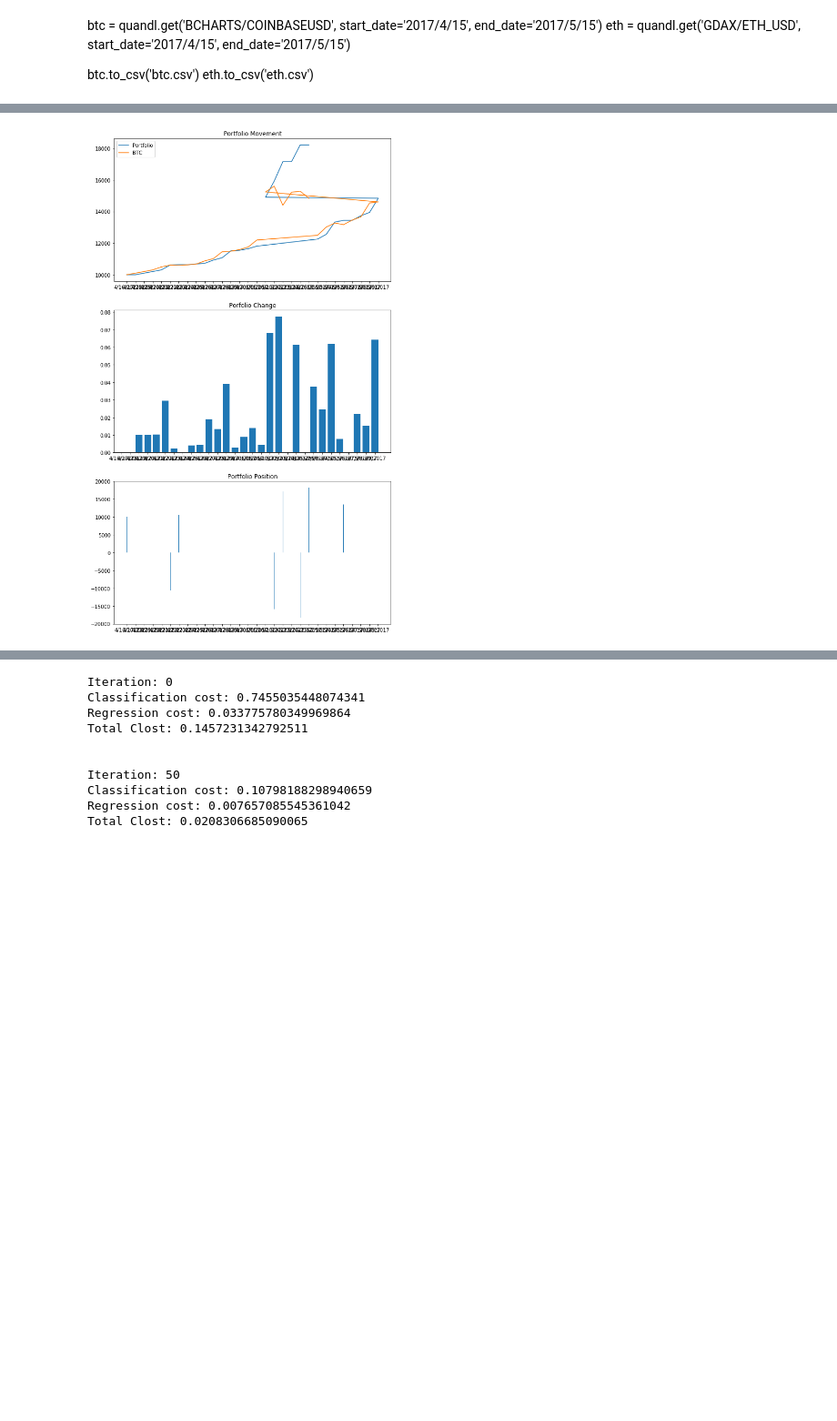
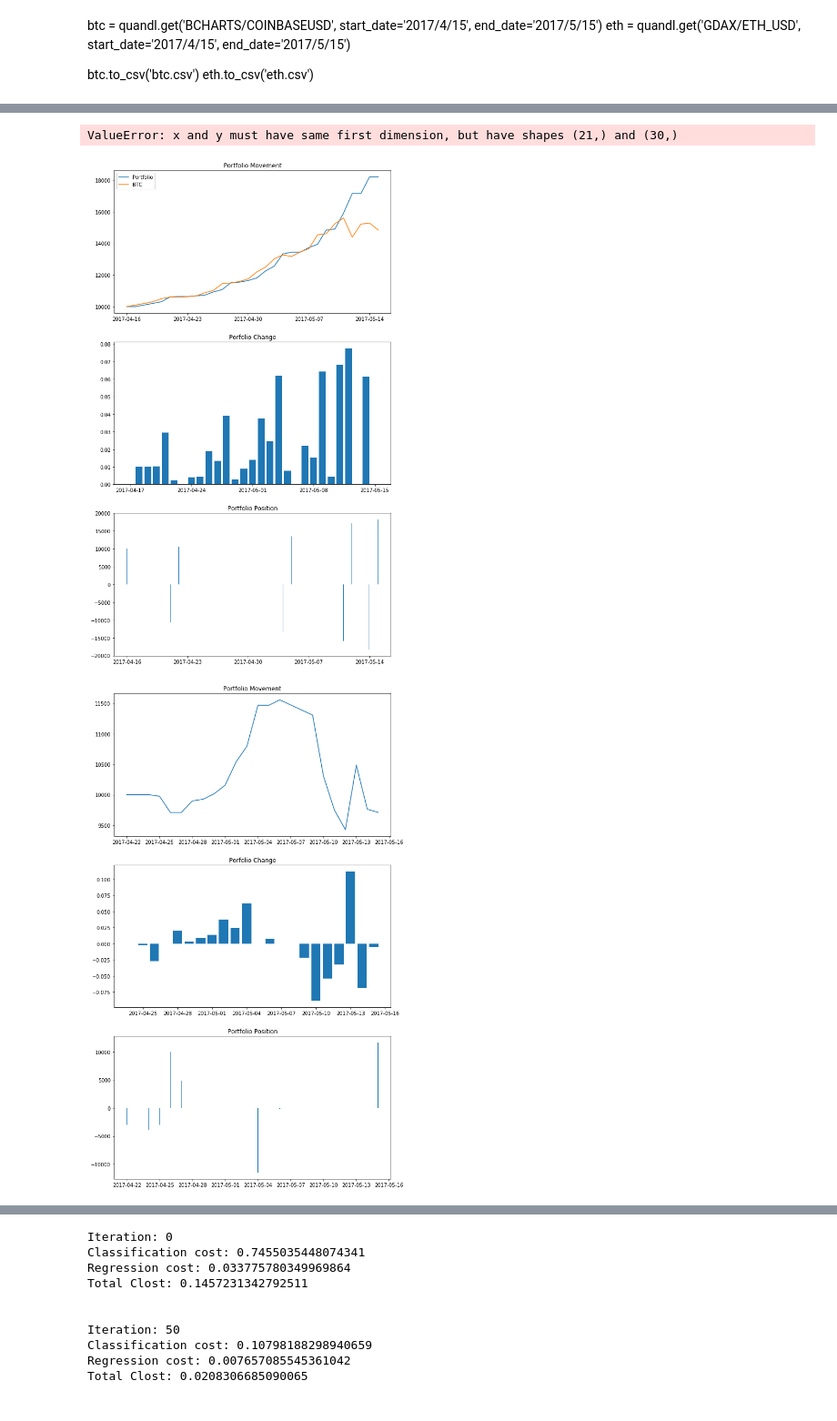
Before and after one commit to warproxxx/CryptoPredictor, a Jupyter notebook: CryptoPredictor/TensorFlow.ipynb, the cells around one changed output, grey strips where cells are left out. Shown at 91% size. Saved outputs shown, nothing was run; the diff lists cells and outputs as text; code cells hidden in the pictures; blank space fills up the shorter version.

```diff
--- a/CryptoPredictor/TensorFlow.ipynb
+++ b/CryptoPredictor/TensorFlow.ipynb
@@ -108,11 +27,16 @@ class strategyBacktest():
 import numpy as np
 import pandas as pd
 
+import datetime
+import time
+
 class TeststrategyBacktest():
     def __init__(self):
         self.df = pd.read_csv('BackTest/tests/btc_test.csv')
+        self.df['Date'] = [int(time.mktime(datetime.datetime.strptime(x, '%m/%d/%Y').timetuple())) for x in self.df['Date']]
         self.features = pd.DataFrame(columns=['Date', 'feature1', 'feature2'])
         self.features['Date'] = self.df['Date']
+
         self.features['feature1'] = self.df['Close']/sum(self.df['Close'])
         self.features['feature2'] = self.df['Open'] - np.mean(self.df['Open'])
 
@@ -149,4 +67,6 @@ Sharpe Ratio: 10.448 Calmar Ratio: -inf Sortino Ratio: 8.969 Maximum Drawdown: 0
+ValueError: x and y must have same first dimension, but have shapes (21,) and (30,)
-[figure, old version]
+[figure, new version]
+[figure, added]
 # %%
 bf = BasicFunctions()
 pf = PriceFunctions()
```
Also changed, not shown: parts of 6 cells of this notebook, 3 other files.
